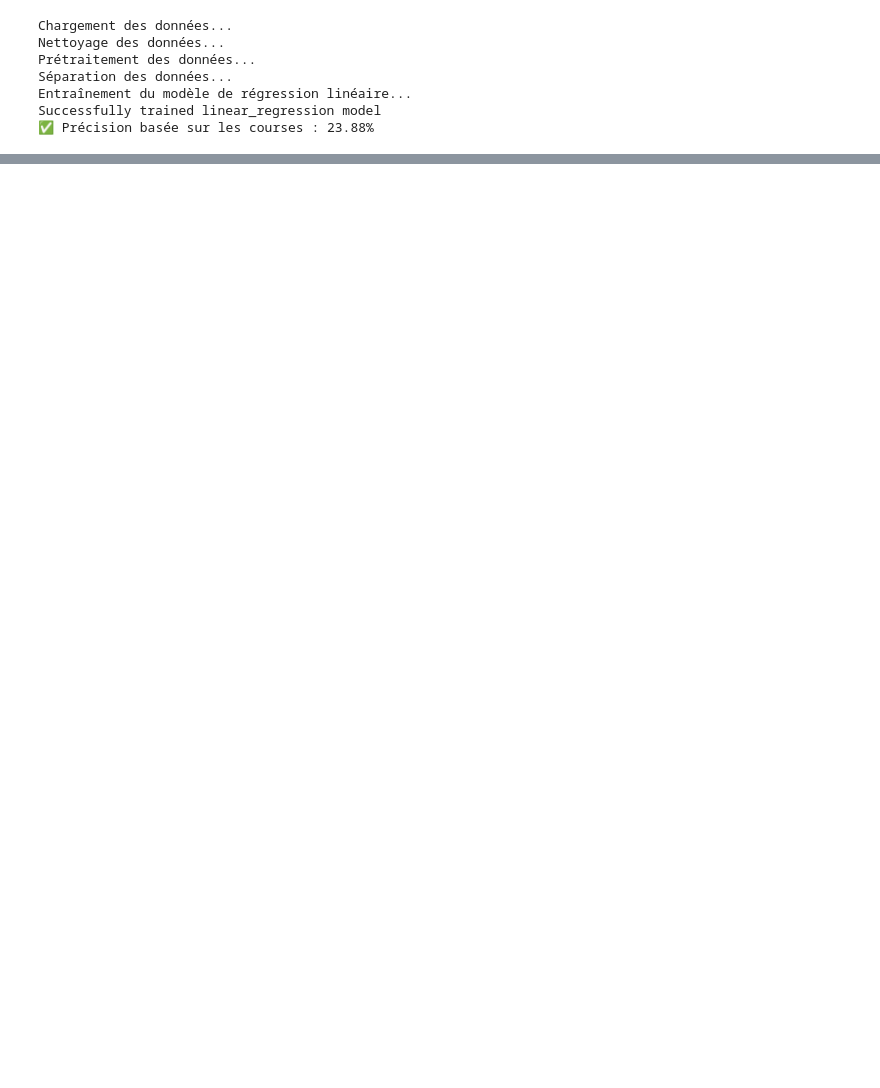
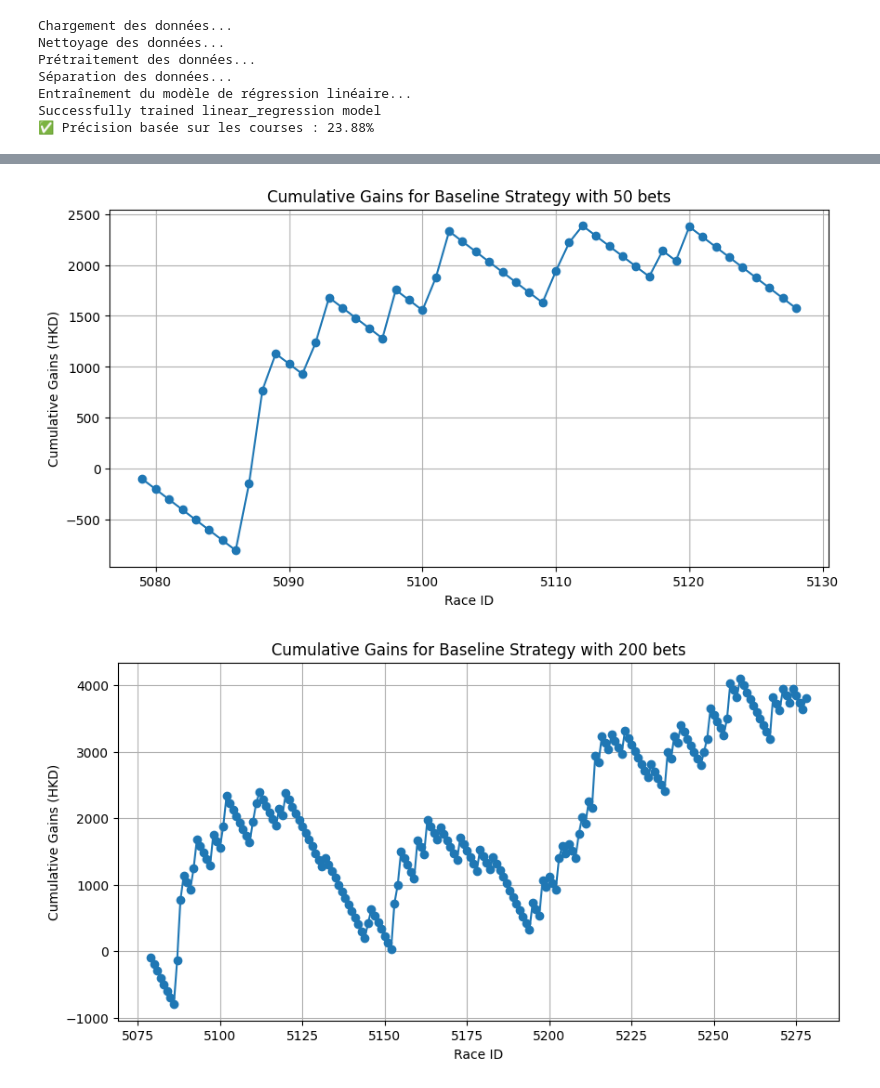
Before and after one commit to TLiemNGY/horse_racings, a Jupyter notebook: notebooks/main.ipynb, the cells around one changed output, grey strips where cells are left out. Cells and saved outputs as stored; diff of their text form; code cells hidden in the pictures; blank space fills up the shorter version.

Commit message:
add baseline strategy

```diff
--- a/notebooks/main.ipynb
+++ b/notebooks/main.ipynb
@@ -78,0 +91,3 @@ Successfully trained linear_regression model
+# %%
+df_stats = df_stats.reset_index()
+df_stats
@@ -78,0 +108,13 @@ Successfully trained linear_regression model
+# %%
+from data_processing.preprocess_data import fetch_winning_dividends
+from investment_strategies.baseline_strategy import baseline_strategy
+from visualization.plot_results import plot_cumulative_gains
+
+for i in [50,200,500,1500]:
+    df = fetch_winning_dividends(df_stats)
+    df = baseline_strategy(df, 100, i)
+
+    plot_cumulative_gains(df, i, "Baseline Strategy")
+# %% [output]
+[figure, added]
+[figure, added]
```
Also changed, not shown: parts of 7 cells of this notebook, 6 other files.
